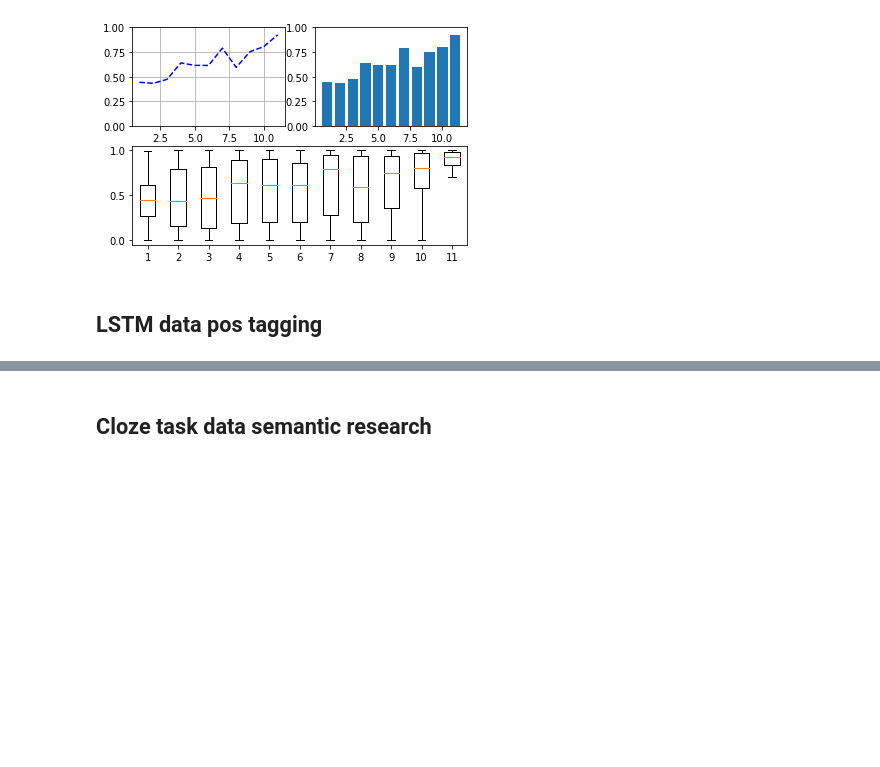
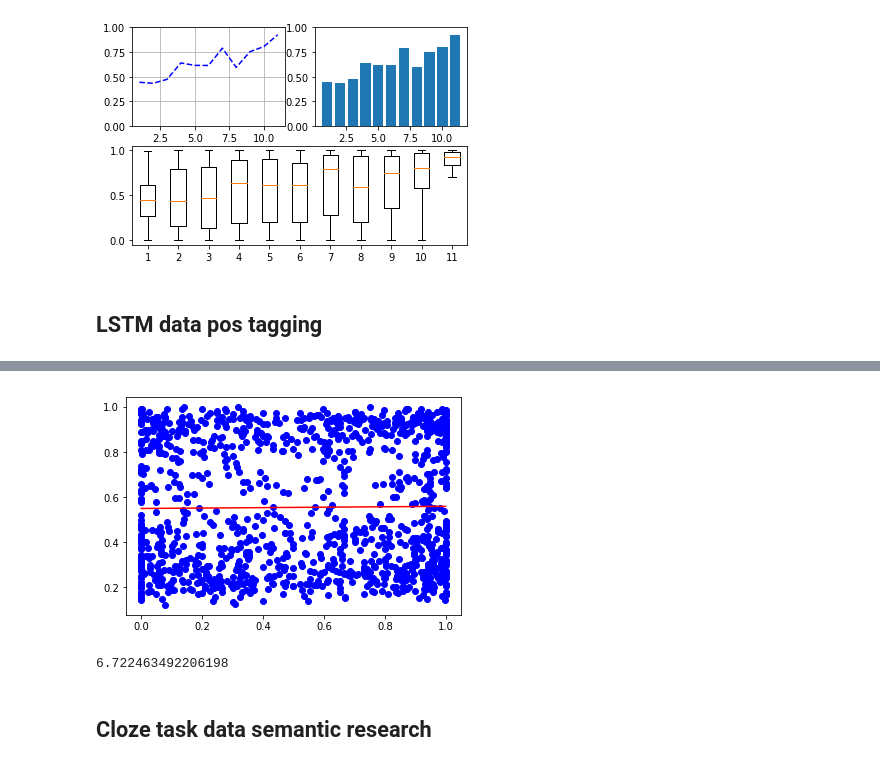
Before and after one commit to semensorokin/NLP_projects, a Jupyter notebook: LSTM_Cloze_prob_task/Model_comparing.ipynb, the cells around one changed output, grey strips where cells are left out. Drawn from its saved outputs; the diff is of its cells as text; code cells hidden in the pictures; blank space fills up the shorter version.

```diff
--- a/LSTM_Cloze_prob_task/Model_comparing.ipynb
+++ b/LSTM_Cloze_prob_task/Model_comparing.ipynb
@@ -382,3 +454,25 @@ data = json.loads(json_data)
+# %%
+import numpy as np
+import matplotlib.pyplot as plt
+from scipy import stats
+
+
+gradient, intercept, r_value, p_value, std_err = stats.linregress(nt['prob'][:1187], lstm_tags_prob.prob)
+mn=np.min(nt['prob'][:1187])
+mx=np.max(lstm_tags_prob.prob)
+x1=np.linspace(mn,mx,500)
+y1=gradient*x1+intercept
+plt.plot(nt['prob'][:1187],lstm_tags_prob.prob,'ob')
+plt.plot(x1,y1,'-r')
+plt.show()
+# %% [output]
+[figure, added]
+# %%
+from sklearn.metrics import mutual_info_score
+MI = mutual_info_score(lstm_tags_prob.prob, nt['prob'][:1187])
+MI
+# %% [output]
+6.722463492206198
 # %% [markdown]
 ## Cloze task data semantic research
 # %%
```
Also changed, not shown: parts of 10 cells of this notebook, 2 other files.
